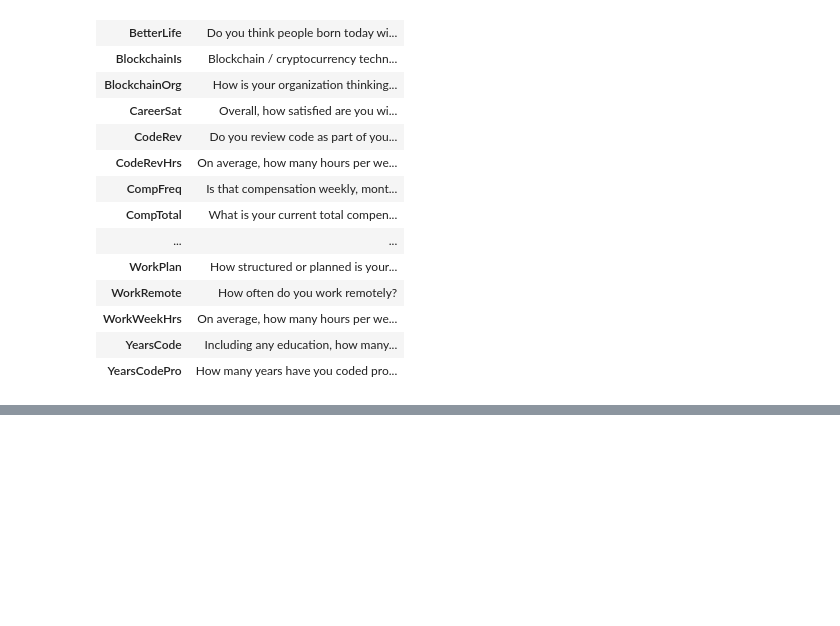
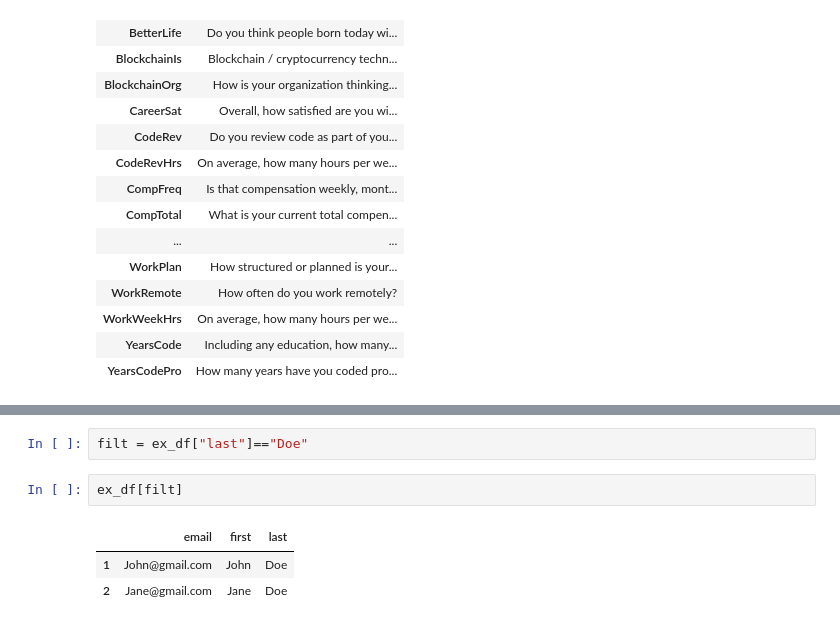
Before and after one commit to SayarGitHub/pandas, a Jupyter notebook: pandas-Tutorial.ipynb, the cells around one changed output, grey strips where cells are left out. Cells and saved outputs as stored; diff of their text form; blank space fills up the shorter version.

```diff
--- a/pandas-Tutorial.ipynb
+++ b/pandas-Tutorial.ipynb
@@ -493,0 +507,8 @@ schema_df
+# %%
+filt = ex_df["last"]=="Doe"
+# %%
+ex_df[filt]
+# %% [output]
+|  | email | first | last |
+| 1 | John@gmail.com | John | Doe |
+| 2 | Jane@gmail.com | Jane | Doe |
```
Also changed, not shown: parts of 18 cells of this notebook.
